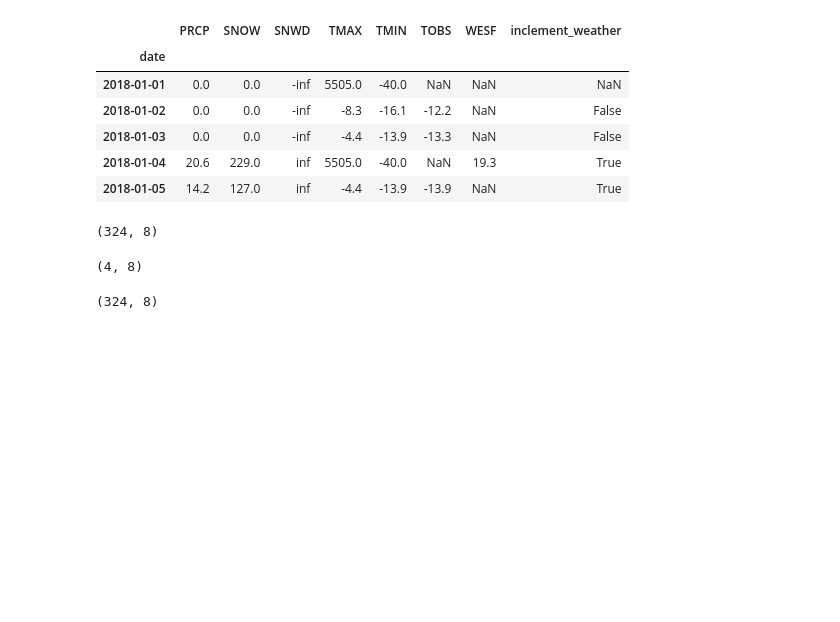
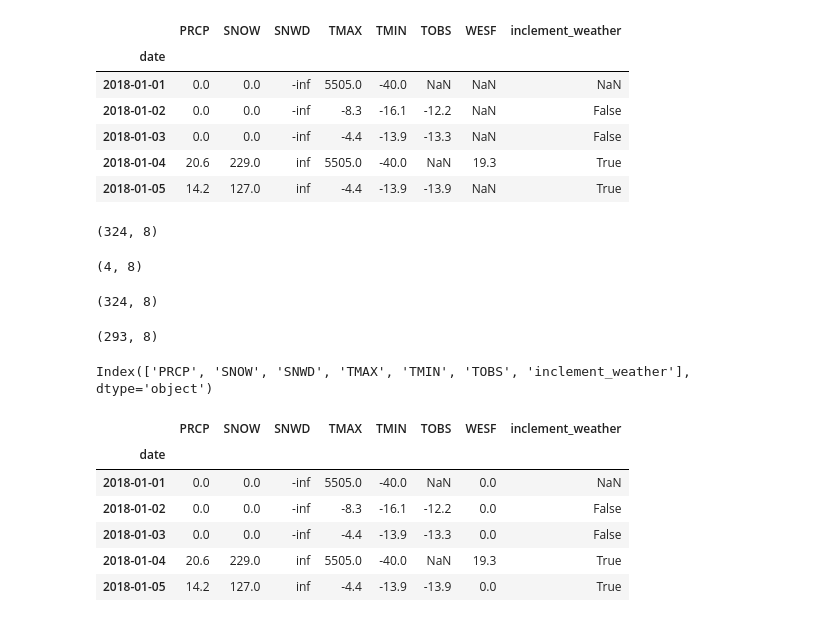
Before and after one commit to roger-mengqiu-chen/DS-learning, a Jupyter notebook: hands-on-da-with-pandas/ch03/5-handling_data_issues.ipynb, the cells around one changed output. Drawn from its saved outputs; the diff is of its cells as text; code cells hidden in the pictures; blank space fills up the shorter version.

```diff
--- a/hands-on-da-with-pandas/ch03/5-handling_data_issues.ipynb
+++ b/hands-on-da-with-pandas/ch03/5-handling_data_issues.ipynb
@@ -195,3 +199,24 @@ df_deduped.dropna().shape
 df_deduped.dropna(how='all').shape
 # %% [output]
 (324, 8)
+# %%
+# drop rows if inclement_weather, SNOW, and SNWD are all NaN
+df_deduped.dropna(how='all', subset=['inclement_weather', 'SNOW', 'SNWD']).shape
+# %% [output]
+(293, 8)
+# %%
+# drop columns if more than 75% of the values are NaN
+df_deduped.dropna(axis='columns', thresh=df_deduped.shape[0]*.75).columns
+# %% [output]
+Index(['PRCP', 'SNOW', 'SNWD', 'TMAX', 'TMIN', 'TOBS', 'inclement_weather'], dtype='object')
+# %%
+df_deduped.loc[:, 'WESF'] = df_deduped.loc[:, 'WESF'].fillna(0)
+df_deduped.head()
+# %% [output]
+|  | PRCP | SNOW | SNWD | TMAX | TMIN | TOBS | WESF | inclement_weather |
+| date |  |  |  |  |  |  |  |  |
+| 2018-01-01 | 0.0 | 0.0 | -inf | 5505.0 | -40.0 | NaN | 0.0 | NaN |
+| 2018-01-02 | 0.0 | 0.0 | -inf | -8.3 | -16.1 | -12.2 | 0.0 | False |
+| 2018-01-03 | 0.0 | 0.0 | -inf | -4.4 | -13.9 | -13.3 | 0.0 | False |
+| 2018-01-04 | 20.6 | 229.0 | inf | 5505.0 | -40.0 | NaN | 19.3 | True |
+| 2018-01-05 | 14.2 | 127.0 | inf | -4.4 | -13.9 | -13.9 | 0.0 | True |
```
Also changed, not shown: parts of 11 cells of this notebook, 9 other files.
